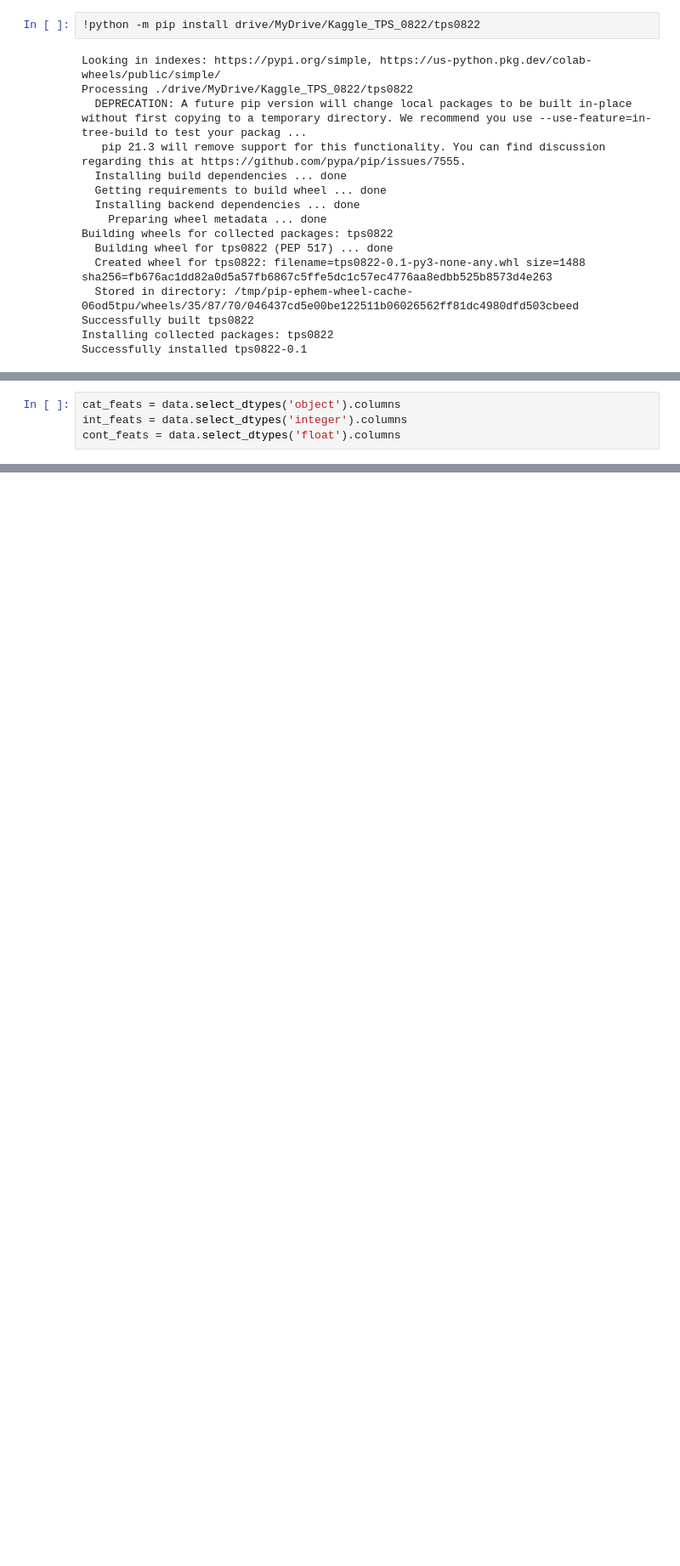
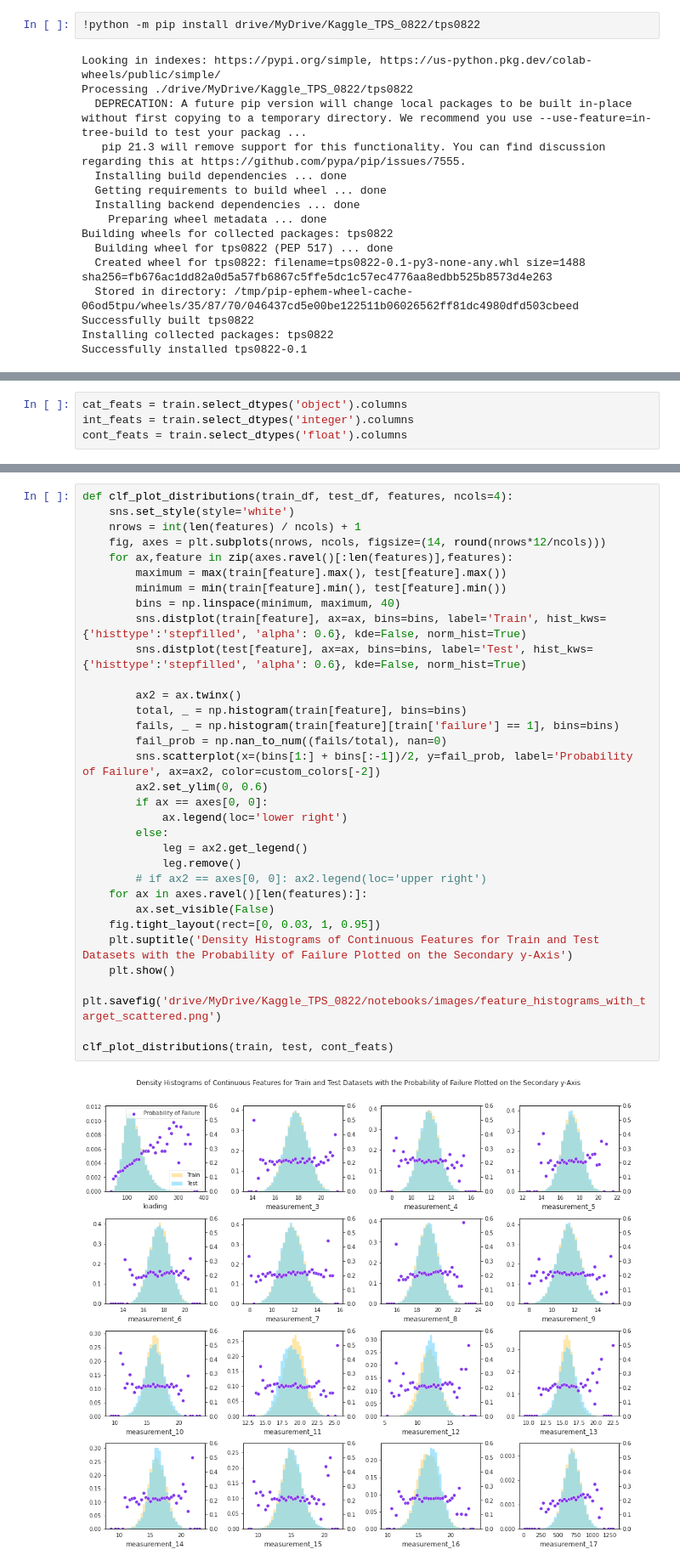
Before and after one commit to Graham-Broughton/S2E8, a Jupyter notebook: notebooks/1.EDA.ipynb, the cells around one changed output, grey strips where cells are left out. Shown at 85% size. Cells and saved outputs as stored; diff of their text form; blank space fills up the shorter version.

```diff
--- a/notebooks/1.EDA.ipynb
+++ b/notebooks/1.EDA.ipynb
@@ -133,4 +106,4 @@ data.describe().T
 # %%
-cat_feats = data.select_dtypes('object').columns
-int_feats = data.select_dtypes('integer').columns
-cont_feats = data.select_dtypes('float').columns
+cat_feats = train.select_dtypes('object').columns
+int_feats = train.select_dtypes('integer').columns
+cont_feats = train.select_dtypes('float').columns
@@ -149,0 +164,34 @@ interactive(children=(Dropdown(description='dtype', options=('integer', 'float',
+# %%
+def clf_plot_distributions(train_df, test_df, features, ncols=4):
+    sns.set_style(style='white')
+    nrows = int(len(features) / ncols) + 1
+    fig, axes = plt.subplots(nrows, ncols, figsize=(14, round(nrows*12/ncols)))
+    for ax,feature in zip(axes.ravel()[:len(features)],features):
+        maximum = max(train[feature].max(), test[feature].max())
+        minimum = min(train[feature].min(), test[feature].min())
+        bins = np.linspace(minimum, maximum, 40)
+        sns.distplot(train[feature], ax=ax, bins=bins, label='Train', hist_kws={'histtype':'stepfilled', 'alpha': 0.6}, kde=False, norm_hist=True)
+        sns.distplot(test[feature], ax=ax, bins=bins, label='Test', hist_kws={'histtype':'stepfilled', 'alpha': 0.6}, kde=False, norm_hist=True)
+
+        ax2 = ax.twinx()
+        total, _ = np.histogram(train[feature], bins=bins)
+        fails, _ = np.histogram(train[feature][train['failure'] == 1], bins=bins)
+        fail_prob = np.nan_to_num((fails/total), nan=0)
+        sns.scatterplot(x=(bins[1:] + bins[:-1])/2, y=fail_prob, label='Probability of Failure', ax=ax2, color=custom_colors[-2])
+        ax2.set_ylim(0, 0.6)
+        if ax == axes[0, 0]:
+            ax.legend(loc='lower right')
+        else:
+            leg = ax2.get_legend()
+            leg.remove()
+        # if ax2 == axes[0, 0]: ax2.legend(loc='upper right')
+    for ax in axes.ravel()[len(features):]:
+        ax.set_visible(False)
+    fig.tight_layout(rect=[0, 0.03, 1, 0.95])
+    plt.suptitle('Density Histograms of Continuous Features for Train and Test Datasets with the Probability of Failure Plotted on the Secondary y-Axis')
+    plt.show()
+    plt.savefig('drive/MyDrive/Kaggle_TPS_0822/notebooks/images/feature_histograms_with_target_scattered.png')
+
+clf_plot_distributions(train, test, cont_feats)
+# %% [output]
+[figure, added]
```
Also changed, not shown: parts of 14 cells of this notebook, 3 other files.
